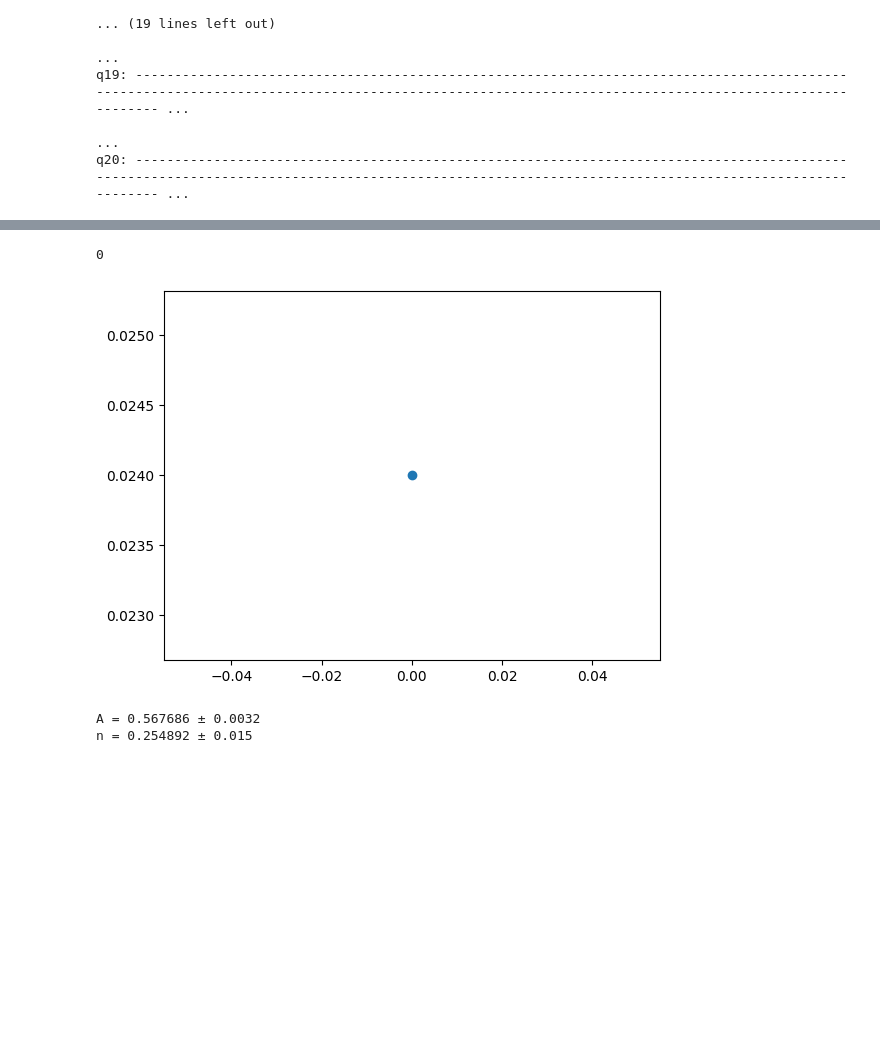
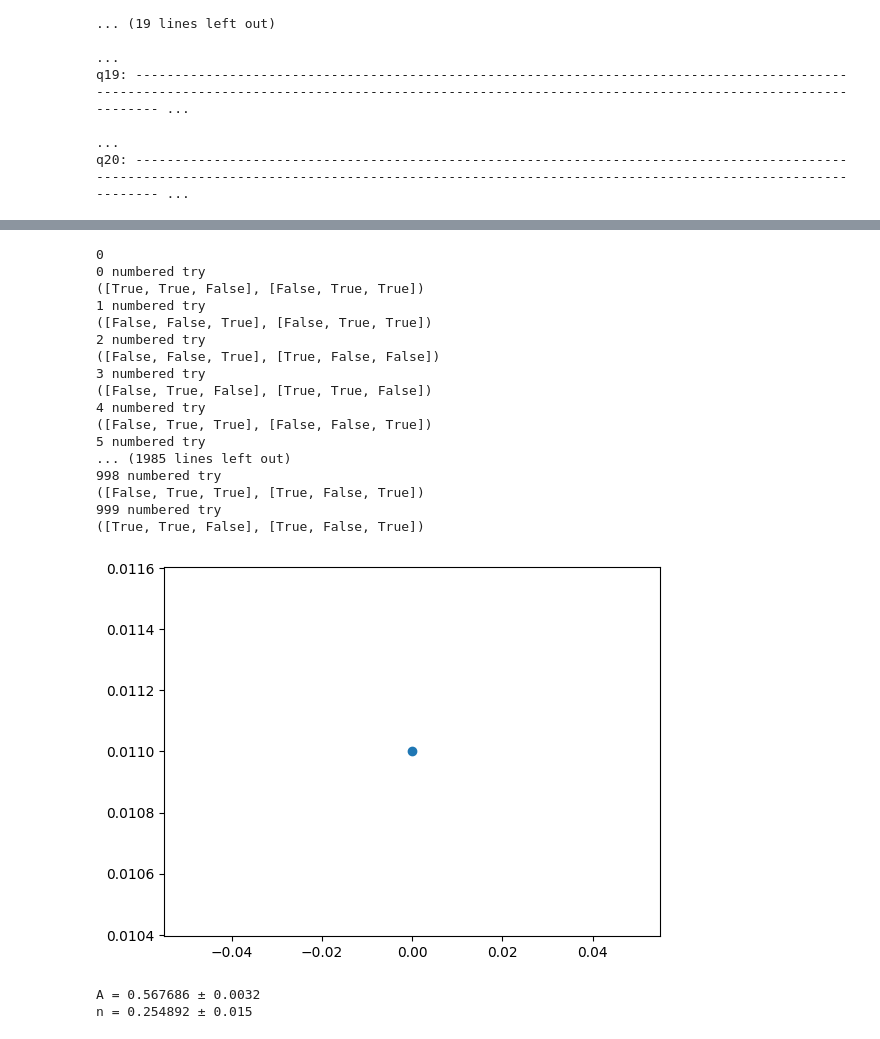
Before and after one commit to LekChaiCoding/PiqassoiQuHackSubmission_-2026-QuEra-Technical-, a Jupyter notebook: a3.ipynb, the cells around one changed output, grey strips where cells are left out. Drawn from its saved outputs; the diff is of its cells as text; code cells hidden in the pictures; blank space fills up the shorter version.

```diff
--- a/a3.ipynb
+++ b/a3.ipynb
@@ -214,8 +214,10 @@ def compute_syndromes(sample,ind_dict):
 def find_good_rate(samples,ind_dict):
     tot_samples = len(samples)
     good_samples = 0
-    for sample in samples:
+    for j,sample in enumerate(samples):
+        print(j,"numbered try")
         synd = compute_syndromes(sample,ind_dict)
+        print(synd)
         will_add = 1 if np.count_nonzero(synd) == 6 else 0
         good_samples+=will_add
     return (good_samples)/len(samples)
@@ -239,34 +257,51 @@ coeffs = np.arange(0.5,1.5,0.1)
 coeffs = [0]
 
 for coeff in coeffs:
     print(coeff)
     # Noise channel
     noise_model = noise.GeminiOneZoneNoiseModel(scaling_factor=coeff)
 
     for i in range(loops):
         # Generate circuit
         cirq_enc = emit_circuit(a3_circuit)
 
         # Apply noise to this circuit
         noisy_cirq_enc = noise.transform_circuit(cirq_enc, model=noise_model)
+        noisy_cirq_enc = cirq_enc
 
         # Convert to stim circuit and sample
         squin_enc = load_circuit(noisy_cirq_enc)
         stim_enc = bloqade.stim.Circuit(squin_enc)
         sampler = stim_enc.compile_sampler()
 
         # Sample this noisy circuit
         samples = sampler.sample(shots=shots_per_loop)
         all_samples.extend(samples)
 
     samples_enc = np.array(all_samples)
     fidelities.append(find_good_rate(samples_enc,synd_dict))
 
 plt.scatter(coeffs,fidelities)
 plt.show()
 # %% [output]
 0
+0 numbered try
+([True, True, False], [False, True, True])
+1 numbered try
+([False, False, True], [False, True, True])
+2 numbered try
+([False, False, True], [True, False, False])
+3 numbered try
+([False, True, False], [True, True, False])
+4 numbered try
+([False, True, True], [False, False, True])
+5 numbered try
+... (1985 lines left out)
+998 numbered try
+([False, True, True], [True, False, True])
+999 numbered try
+([True, True, False], [True, False, True])
-[figure, old version]
+[figure, new version]
 # %%
 from scipy.optimize import curve_fit
 import matplotlib.pyplot as plt
```
Also changed, not shown: parts of 1 cell of this notebook.
